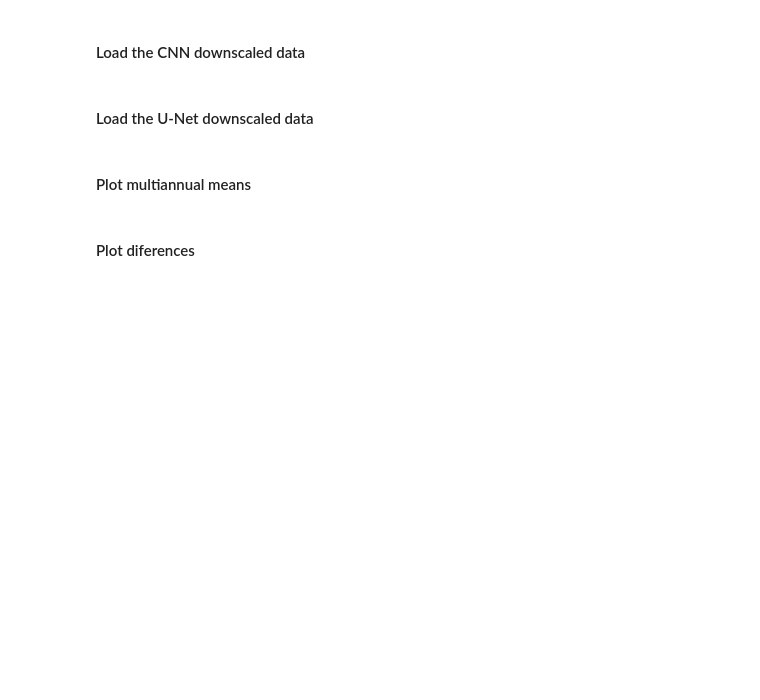
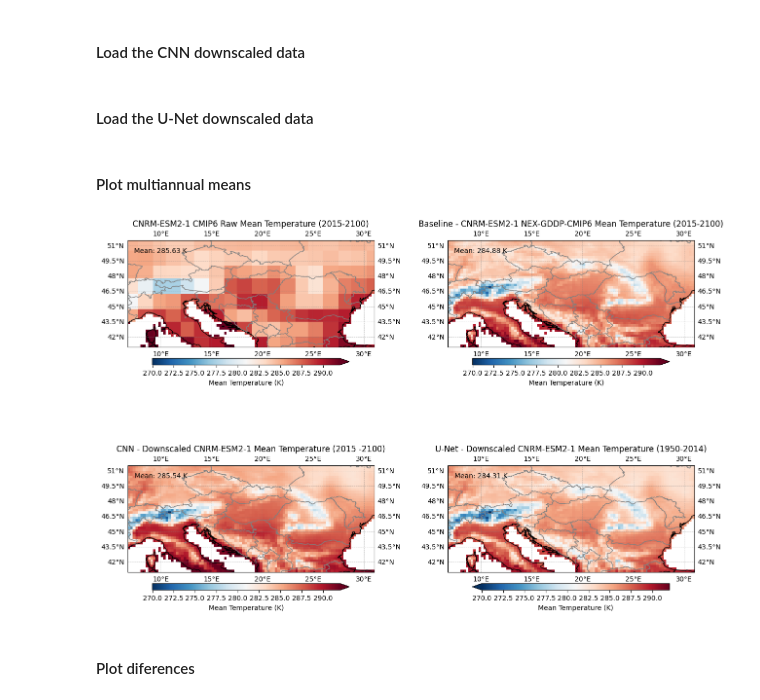
Before and after one commit to alexdum/downscale, a Jupyter notebook: python/diagnosis.ipynb, the cells around one changed output. Drawn from its saved outputs; the diff is of its cells as text; code cells hidden in the pictures; blank space fills up the shorter version.

Commit message:
update plots

```diff
--- a/python/diagnosis.ipynb
+++ b/python/diagnosis.ipynb
@@ -289,7 +289,7 @@ axs[0, 0].gridlines(draw_labels=True, linewidth=0.5, color='gray', alpha=0.5, li
 axs[0, 0].set_title('CNRM-ESM2-1 CMIP6 Raw Mean Temperature (2015-2100)')
 
 # Add mean temperature text to the cmip6 plot
-axs[1, 1].text(10, 50.5, f'Mean: {mean_cmip6:.2f} K', fontsize=10, ha='center', va='center', color='black')
+axs[0, 0].text(10, 50.5, f'Mean: {mean_cmip6:.2f} K', fontsize=10, ha='center', va='center', color='black')
 
 # Plot NEX-GDDP mean temperature
 nexgddp_mean.plot(
@@ -312,7 +312,7 @@ axs[0, 1].gridlines(draw_labels=True, linewidth=0.5, color='gray', alpha=0.5, li
 axs[0, 1].set_title('Baseline - CNRM-ESM2-1 NEX-GDDP-CMIP6 Mean Temperature (2015-2100)')
 
 # Add mean temperature text to the nexgddp plot
-axs[1, 1].text(10, 50.5, f'Mean: {mean_nexgddp:.2f} K', fontsize=10, ha='center', va='center', color='black')
+axs[0, 1].text(10, 50.5, f'Mean: {mean_nexgddp:.2f} K', fontsize=10, ha='center', va='center', color='black')
 
 
 # Plot CNN downscaled mean temperature
@@ -335,34 +335,36 @@ axs[1, 0].add_feature(cfeature.BORDERS, edgecolor='gray')
 axs[1, 0].gridlines(draw_labels=True, linewidth=0.5, color='gray', alpha=0.5, linestyle='--')
 axs[1, 0].set_title('CNN - Downscaled CNRM-ESM2-1 Mean Temperature (2015 -2100)')
 
 # Add mean temperature text to the CNNt plot
-axs[1, 1].text(10, 50.5, f'Mean: {mean_cnn:.2f} K', fontsize=10, ha='center', va='center', color='black')
+axs[1, 0].text(10, 50.5, f'Mean: {mean_cnn:.2f} K', fontsize=10, ha='center', va='center', color='black')
 
 # Plot U-Net downscaled mean temperature
 unet_mean.plot(
     ax=axs[1, 1],
     transform=ccrs.PlateCarree(),
     cmap='RdBu_r',
     vmin=vmin,
     vmax=vmax,
     cbar_kwargs={
         'orientation': 'horizontal',
         'pad': 0.05,  # Reduced pad to minimize space
         'shrink': 0.8,
         'aspect': 30,
         'label': 'Mean Temperature (K)'
     }
 )
 axs[1, 1].coastlines()
 axs[1, 1].add_feature(cfeature.BORDERS, edgecolor='gray')
 axs[1, 1].gridlines(draw_labels=True, linewidth=0.5, color='gray', alpha=0.5, linestyle='--')
 axs[1, 1].set_title('U-Net - Downscaled CNRM-ESM2-1 Mean Temperature (1950-2014)')
 
 # Add mean temperature text to the U-Net plot
 axs[1, 1].text(10, 50.5, f'Mean: {mean_unet:.2f} K', fontsize=10, ha='center', va='center', color='black')
 
 # Show the combined plot
 plt.show()
+# %% [output]
+[figure, added]
 # %% [markdown]
 #### Plot diferences
 # %%
```
Also changed, not shown: parts of 2 cells of this notebook.
